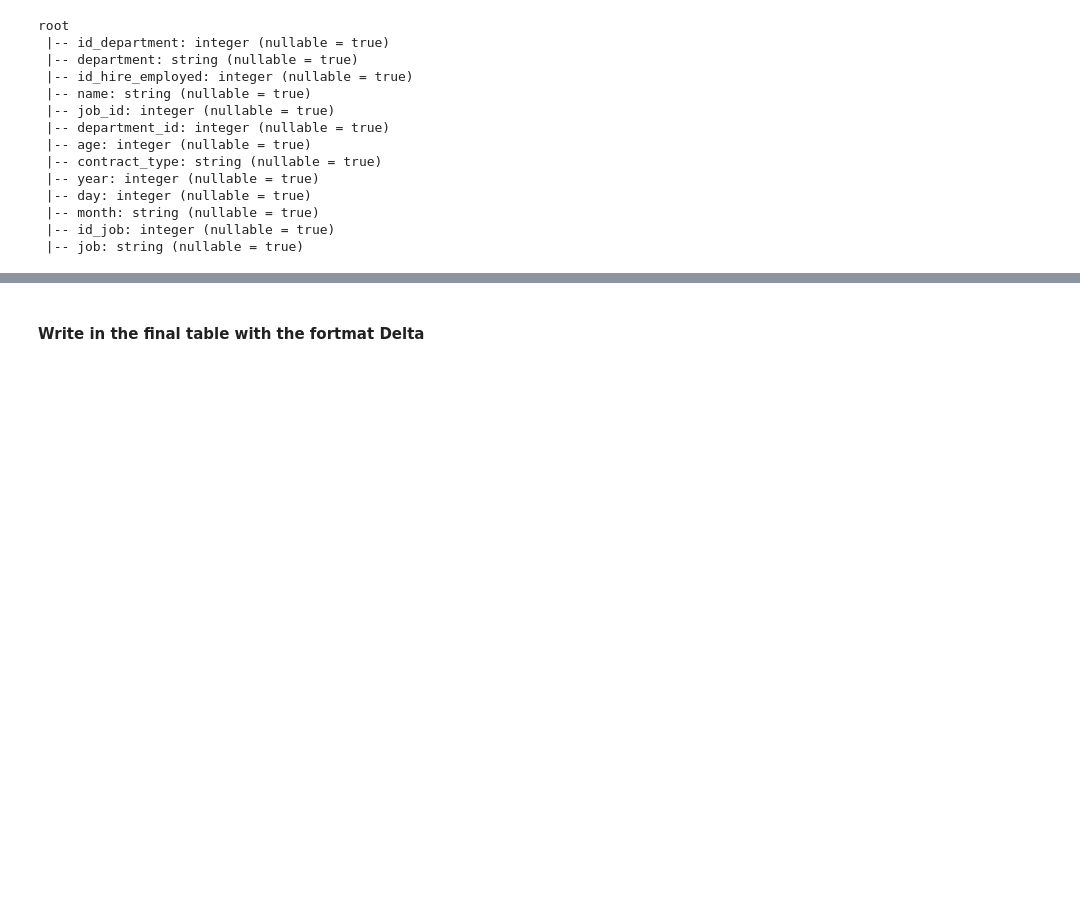
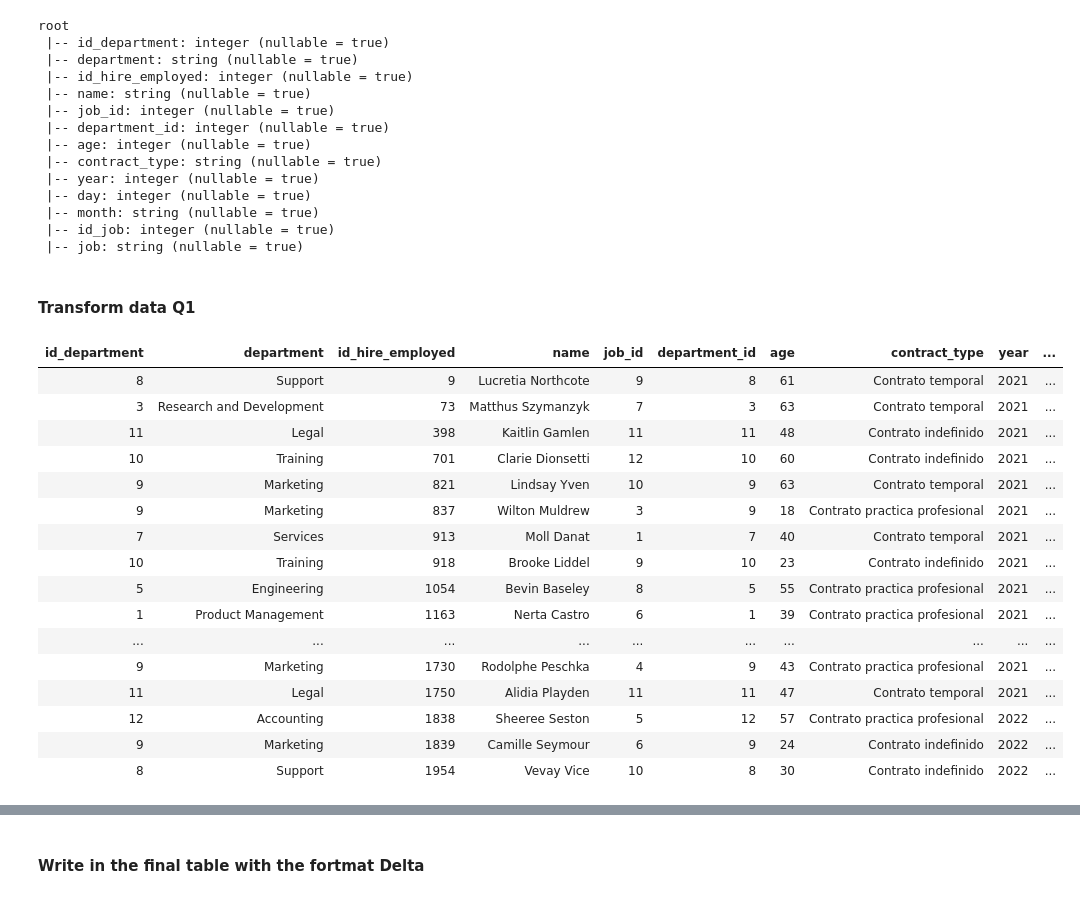
Before and after one commit to rcoroneldev/Data-Engineering-Project-End-to-End, a Jupyter notebook: Azure Databricks/Notebook/EDA_HIRE_EMPLOYEE.ipynb, the cells around one changed output, grey strips where cells are left out. Drawn from its saved outputs; the diff is of its cells as text; code cells hidden in the pictures; blank space fills up the shorter version.

Commit message:
update the notebook hire employee

```diff
--- a/Azure Databricks/Notebook/EDA_HIRE_EMPLOYEE.ipynb
+++ b/Azure Databricks/Notebook/EDA_HIRE_EMPLOYEE.ipynb
@@ -609,3 +738,32 @@ root
  |-- month: string (nullable = true)
  |-- id_job: integer (nullable = true)
  |-- job: string (nullable = true)
+# %% [markdown]
+#### Transform data Q1
+# %%
+hire_employee_final_df = hire_employee_final_df.withColumn("Q1",
+                                  when(col('month') == "Enero", "Q1")
+                                  .when(col('month') == "Febrero", "Q1")
+                                  .when(col('month') == "Marzo", "Q1")
+                                  .when(col('month').isNull(), "")
+                                  .otherwise(col('month')))
+
+display(hire_employee_final_df)
+# %% [output]
+| id_department | department | id_hire_employed | name | job_id | department_id | age | contract_type | year | ... |
+| 8 | Support | 9 | Lucretia Northcote | 9 | 8 | 61 | Contrato temporal | 2021 | ... |
+| 3 | Research and Development | 73 | Matthus Szymanzyk | 7 | 3 | 63 | Contrato temporal | 2021 | ... |
+| 11 | Legal | 398 | Kaitlin Gamlen | 11 | 11 | 48 | Contrato indefinido | 2021 | ... |
+| 10 | Training | 701 | Clarie Dionsetti | 12 | 10 | 60 | Contrato indefinido | 2021 | ... |
+| 9 | Marketing | 821 | Lindsay Yven | 10 | 9 | 63 | Contrato temporal | 2021 | ... |
+| 9 | Marketing | 837 | Wilton Muldrew | 3 | 9 | 18 | Contrato practica profesional | 2021 | ... |
+| 7 | Services | 913 | Moll Danat | 1 | 7 | 40 | Contrato temporal | 2021 | ... |
+| 10 | Training | 918 | Brooke Liddel | 9 | 10 | 23 | Contrato indefinido | 2021 | ... |
+| 5 | Engineering | 1054 | Bevin Baseley | 8 | 5 | 55 | Contrato practica profesional | 2021 | ... |
+| 1 | Product Management | 1163 | Nerta Castro | 6 | 1 | 39 | Contrato practica profesional | 2021 | ... |
+| ... | ... | ... | ... | ... | ... | ... | ... | ... | ... |
+| 9 | Marketing | 1730 | Rodolphe Peschka | 4 | 9 | 43 | Contrato practica profesional | 2021 | ... |
+| 11 | Legal | 1750 | Alidia Playden | 11 | 11 | 47 | Contrato temporal | 2021 | ... |
+| 12 | Accounting | 1838 | Sheeree Seston | 5 | 12 | 57 | Contrato practica profesional | 2022 | ... |
+| 9 | Marketing | 1839 | Camille Seymour | 6 | 9 | 24 | Contrato indefinido | 2022 | ... |
+| 8 | Support | 1954 | Vevay Vice | 10 | 8 | 30 | Contrato indefinido | 2022 | ... |
```
Also changed, not shown: parts of 18 cells of this notebook.
